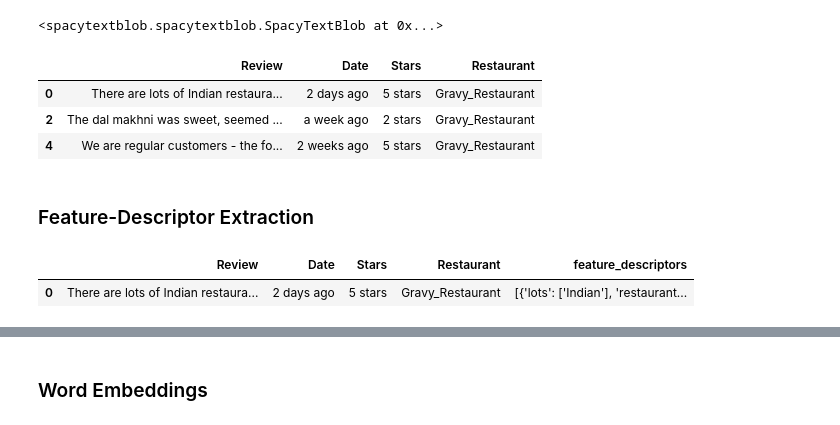
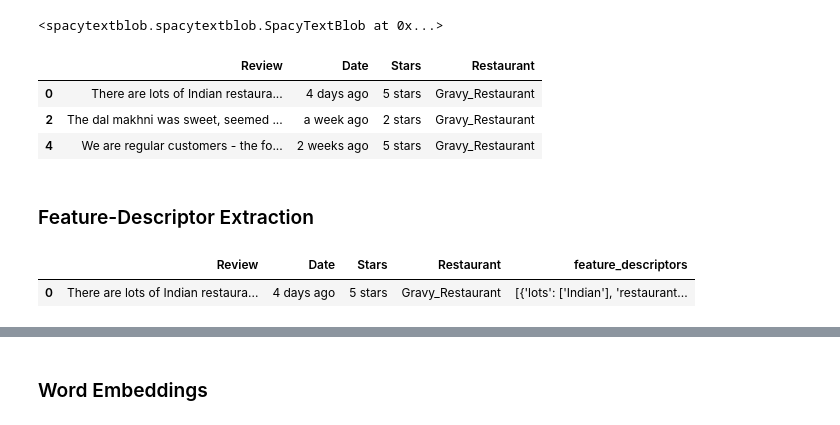
Before and after one commit to VibhuKrovvidi/BT4222Project, a Jupyter notebook: BT4222_Processing.ipynb, the cells around one changed output, grey strips where cells are left out. Drawn from its saved outputs; the diff is of its cells as text; code cells hidden in the pictures.

```diff
--- a/BT4222_Processing.ipynb
+++ b/BT4222_Processing.ipynb
@@ -21,12 +21,12 @@ en.add_pipe('spacytextblob')
 # %%
 # Read raw reviews
 # df = pd.read_csv("scraped_output.csv")
-df = pd.read_csv("testing_scraped_output.csv")
+df = pd.read_csv("reg_scraped_output.csv")
 df.dropna(inplace=True)
 df.head(3)
 # %% [output]
 |  | Review | Date | Stars | Restaurant |
-| 0 | There are lots of Indian restaura... | 2 days ago | 5 stars | Gravy_Restaurant |
+| 0 | There are lots of Indian restaura... | 4 days ago | 5 stars | Gravy_Restaurant |
 | 2 | The dal makhni was sweet, seemed ... | a week ago | 2 stars | Gravy_Restaurant |
 | 4 | We are regular customers - the fo... | 2 weeks ago | 5 stars | Gravy_Restaurant |
 # %% [markdown]
@@ -118,7 +118,7 @@ df["feature_descriptors"] = df["Review"].apply(lambda x:get_feature_descriptors(
 df.head(1)
 # %% [output]
 |  | Review | Date | Stars | Restaurant | feature_descriptors |
-| 0 | There are lots of Indian restaura... | 2 days ago | 5 stars | Gravy_Restaurant | [{'lots': ['Indian'], 'restaurant... |
+| 0 | There are lots of Indian restaura... | 4 days ago | 5 stars | Gravy_Restaurant | [{'lots': ['Indian'], 'restaurant... |
 # %%
 def clause_level(text):
   doc = en(text)
```
Also changed, not shown: parts of 11 cells of this notebook, 2 other files.
